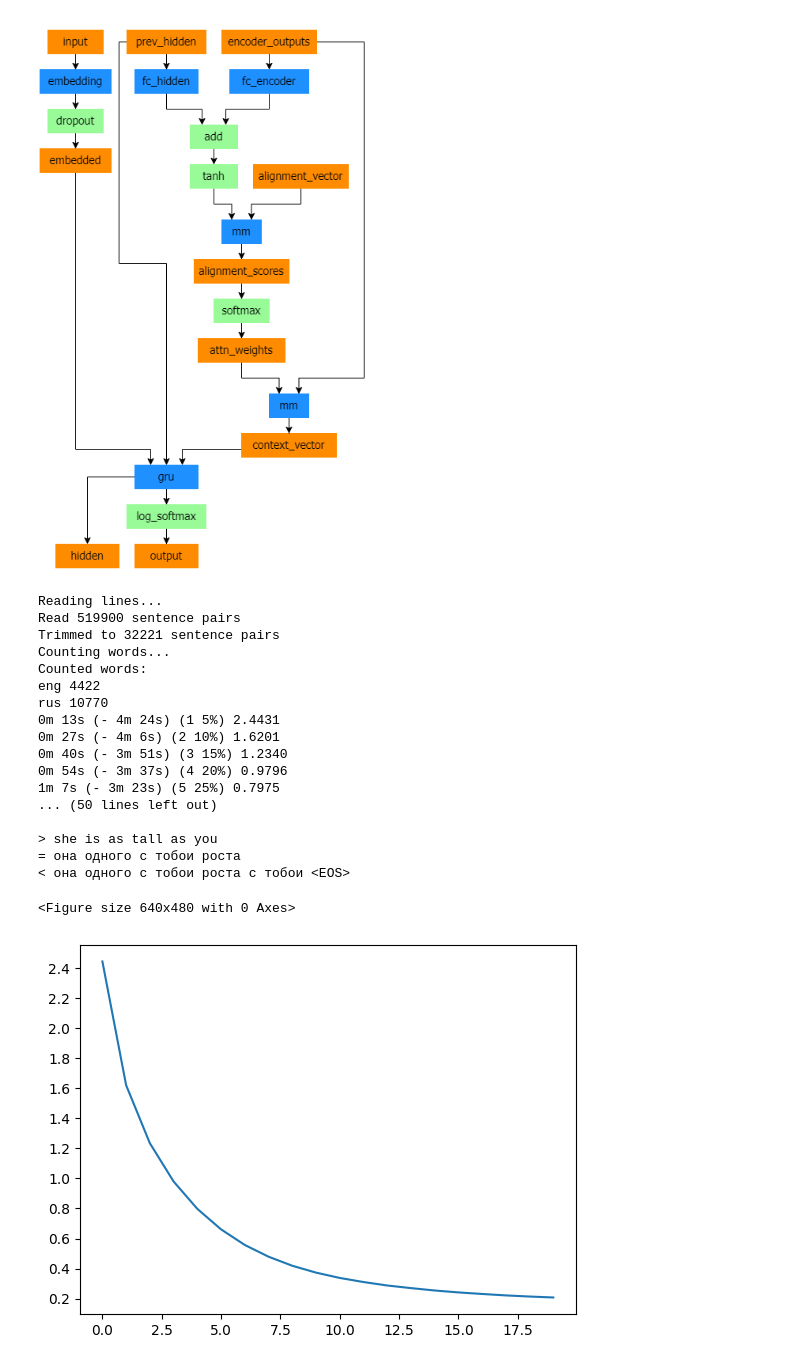
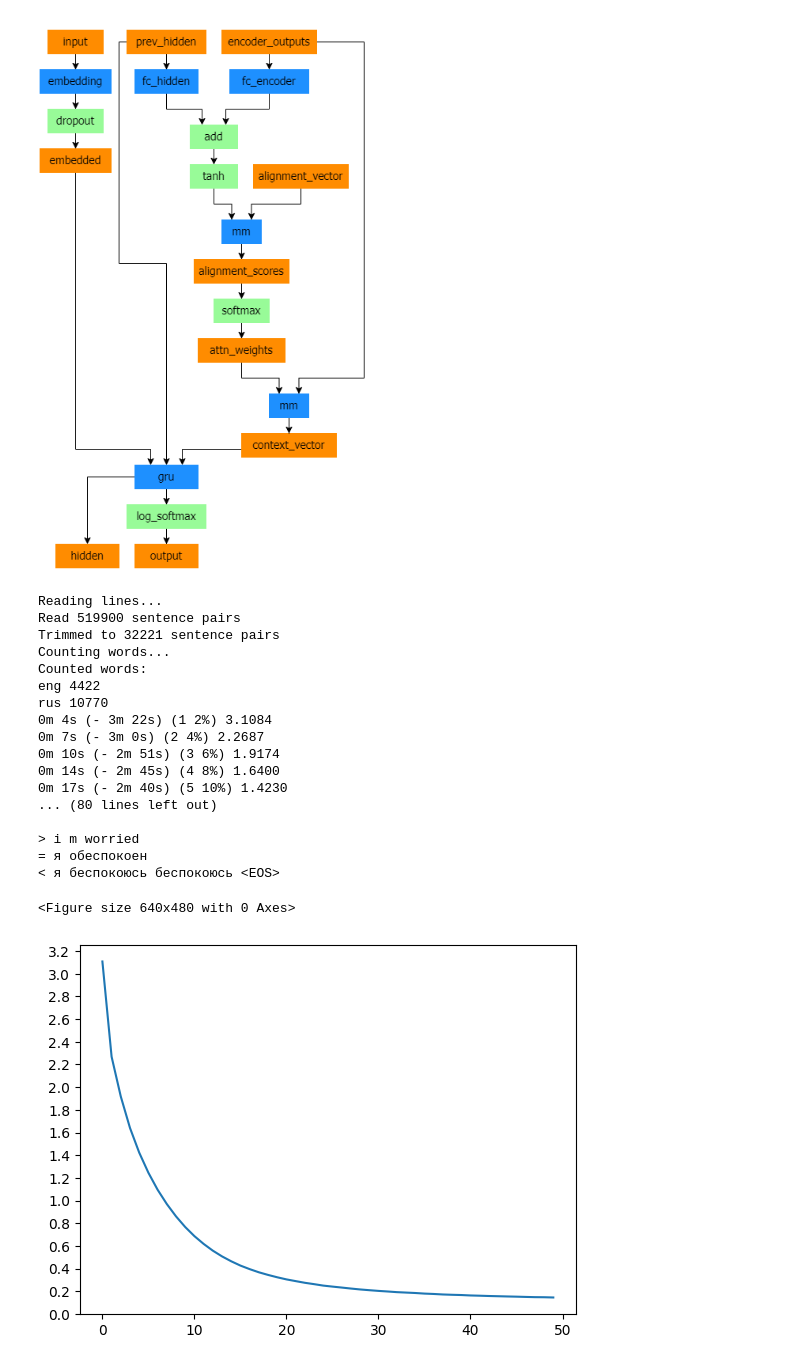
Before and after one commit to diuzhevVlad/NLP-course-mipt, a Jupyter notebook: hw2/lecture_03_assignment.ipynb, the cells around one changed output. Cells and saved outputs as stored; diff of their text form; code cells hidden in the pictures.

```diff
--- a/hw2/lecture_03_assignment.ipynb
+++ b/hw2/lecture_03_assignment.ipynb
@@ -556,35 +556,31 @@ https://github.com/pytorch/tutorials/blob/main/intermediate_source/seq2seq_trans
 
 class AttnDecoderRNN(nn.Module):
    # НАЧАЛО ВАШЕГО РЕШЕНИЯ
-   def __init__(self, hidden_size, output_size, dropout_p=0.1):
-      super(AttnDecoderRNN, self).__init__()
-      self.embedding = nn.Embedding(output_size, hidden_size)
-      self.attention = BahdanauAttention(hidden_size)
-      self.gru = nn.GRU(2 * hidden_size, hidden_size, batch_first=True)
-      self.out = nn.Linear(hidden_size, output_size)
-      self.dropout = nn.Dropout(dropout_p)
+   def __init__(self, hidden_size:int, output_size:int, dropout_p:float=0.1):
+      super().__init__()
+      self._emb = nn.Embedding(output_size, hidden_size)
+      self._att = BahdanauAttention(hidden_size)
+      self._gru = nn.GRU(2 * hidden_size, hidden_size, batch_first=True)
+      self._linear = nn.Linear(hidden_size, output_size)
+      self._dropout = nn.Dropout(dropout_p)
 
    def forward(self, encoder_outputs, encoder_hidden, target_tensor=None):
-      batch_size = encoder_outputs.size(0)
-      decoder_input = torch.empty(batch_size, 1, dtype=torch.long, device=device).fill_(SOS_token)
+      decoder_input = torch.zeros(encoder_outputs.size(0), 1, dtype=torch.long, device=encoder_outputs.device)
       decoder_hidden = encoder_hidden
-      decoder_outputs = []
-      attentions = []
+      decoder_outputs, attentions = [], []
 
-      for i in range(MAX_LENGTH):
+      for step in range(MAX_LENGTH):
          decoder_output, decoder_hidden, attn_weights = self.forward_step(
                decoder_input, decoder_hidden, encoder_outputs
          )
          decoder_outputs.append(decoder_output)
          attentions.append(attn_weights)
 
-         if target_tensor is not None:
-               # Teacher forcing: Feed the target as the next input
-               decoder_input = target_tensor[:, i].unsqueeze(1) # Teacher forcing
+         if target_tensor is None:
+            _, topi = decoder_output.topk(1)
+            decoder_input = topi.squeeze(-1).detach()
          else:
-               # Without teacher forcing: use its own predictions as the next input
-               _, topi = decoder_output.topk(1)
-               decoder_input = topi.squeeze(-1).detach()  # detach from history as input
+            decoder_input = target_tensor[:, step].unsqueeze(1)
 
       decoder_outputs = torch.cat(decoder_outputs, dim=1)
       decoder_outputs = F.log_softmax(decoder_outputs, dim=-1)
@@ -594,14 +590,14 @@ class AttnDecoderRNN(nn.Module):
 
 
    def forward_step(self, input, hidden, encoder_outputs):
-      embedded =  self.dropout(self.embedding(input))
+      embedded =  self._dropout(self._emb(input))
 
       query = hidden.permute(1, 0, 2)
-      context, attn_weights = self.attention(query, encoder_outputs)
+      context, attn_weights = self._att(query, encoder_outputs)
       input_gru = torch.cat((embedded, context), dim=2)
 
-      output, hidden = self.gru(input_gru, hidden)
-      output = self.out(output)
+      output, hidden = self._gru(input_gru, hidden)
+      output = self._linear(output)
 
       return output, hidden, attn_weights
    # КОНЕЦ ВАШЕГО РЕШЕНИЯ
@@ -853,45 +849,45 @@ def evaluateRandomly(encoder, decoder, n=10):
 .. Примечание::
    Если вы запустите этот блокнот, вы сможете тренироваться, прерывать работу ядра,
    оцените и продолжите обучение позже. Закомментируйте строки, в которых
 инициализируются кодер и декодер, и снова запустите `обучить других`.
 """
 
 
 hidden_size = 128
-batch_size = 32
+batch_size = 128
 
 input_lang, output_lang, train_dataloader = get_dataloader(batch_size)
 
 encoder = EncoderRNN(input_lang.n_words, hidden_size).to(device)
 decoder = AttnDecoderRNN(hidden_size, output_lang.n_words).to(device)
 
-train(train_dataloader, encoder, decoder, 20, print_every=1, plot_every=1)
+train(train_dataloader, encoder, decoder, 50, print_every=1, plot_every=1)
 
 #
 # Set dropout layers to ``eval`` mode
 encoder.eval()
 decoder.eval()
 evaluateRandomly(encoder, decoder)
 # %% [output]
 Reading lines...
 Read 519900 sentence pairs
 Trimmed to 32221 sentence pairs
 Counting words...
 Counted words:
 eng 4422
 rus 10770
-0m 13s (- 4m 24s) (1 5%) 2.4431
-0m 27s (- 4m 6s) (2 10%) 1.6201
-0m 40s (- 3m 51s) (3 15%) 1.2340
-0m 54s (- 3m 37s) (4 20%) 0.9796
-1m 7s (- 3m 23s) (5 25%) 0.7975
-... (50 lines left out)
+0m 4s (- 3m 22s) (1 2%) 3.1084
+0m 7s (- 3m 0s) (2 4%) 2.2687
+0m 10s (- 2m 51s) (3 6%) 1.9174
+0m 14s (- 2m 45s) (4 8%) 1.6400
+0m 17s (- 2m 40s) (5 10%) 1.4230
+... (80 lines left out)
 
-> she is as tall as you
-= она одного с тобои роста
-< она одного с тобои роста с тобои <EOS>
+> i m worried
+= я обеспокоен
+< я беспокоюсь беспокоюсь <EOS>
 <Figure size 640x480 with 0 Axes>
-[figure, old version]
+[figure, new version]
 # %%
 """
 Визуализирующее внимание
```
Also changed, not shown: parts of 3 cells of this notebook.
